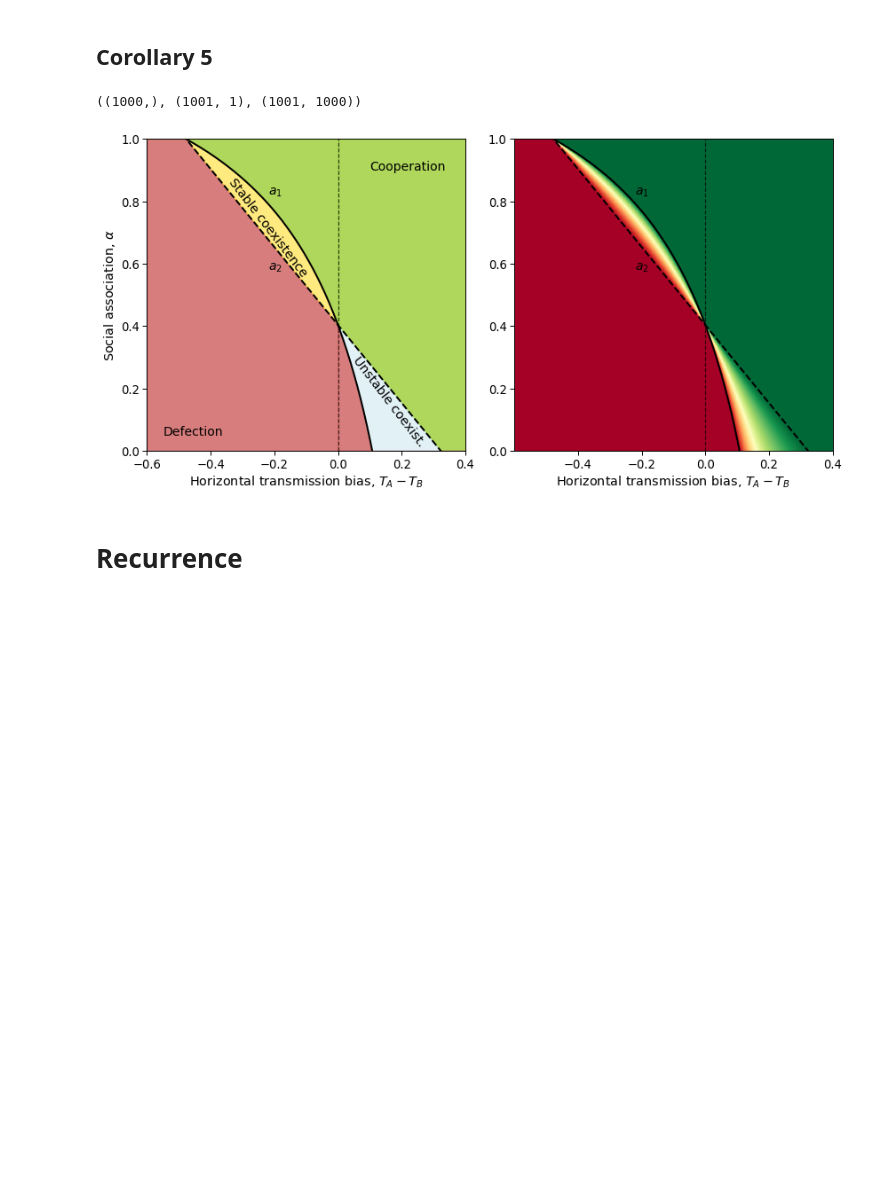
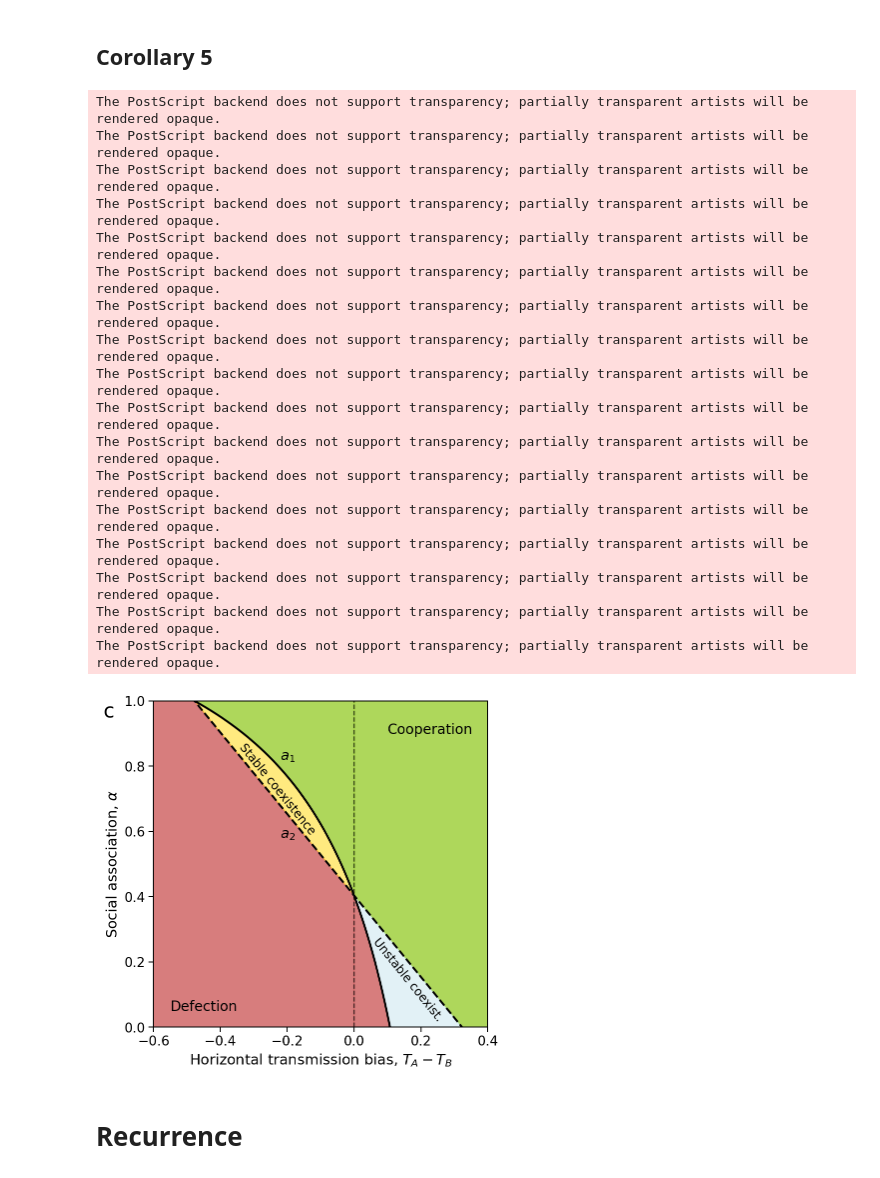
Before and after one commit to yoavram-lab/CulturalCooperation, a Jupyter notebook: ms/figures.ipynb, the cells around one changed output. Saved outputs shown, nothing was run; the diff lists cells and outputs as text; code cells hidden in the pictures; blank space fills up the shorter version.

```diff
--- a/ms/figures.ipynb
+++ b/ms/figures.ipynb
@@ -90,65 +109,64 @@ c = 0.35
 
 α = np.linspace(1e-10, 1-1e-10, 1001).reshape((-1, 1))
 pstar = (c * (1 - TB) - b * α * TA - (TA - TB)) / (b * (1 - α) * (TA - TB))
-####
-# my fix: p* <- 1-p*
-pstar[:, ΔT>0] *= -1
-pstar[:, ΔT>0] += 1
-#####
-pstar = np.minimum(pstar, 1)
-pstar = np.maximum(pstar, 0)
-ΔT.shape, α.shape, pstar.shape
+
+pstar = np.ma.masked_greater(pstar, 1)
+pstar = np.ma.masked_less(pstar, 0)
-# %% [output]
-((1000,), (1001, 1), (1001, 1000))
 # %%
 a1 = (c * (1 - TB) - (1 + b) * (TA - TB)) / (b * TB)
 a2 = (c * (1 - TB) - (TA - TB))/(b * TA)
 # %%
-fig, axes = plt.subplots(1, 2, figsize=(12, 6))
+fig, ax = plt.subplots(figsize=(6, 6))
 
-ax = axes[0]
 ax.plot(ΔT[a1<0] , a1[a1<0], '-k', lw=2)
 ax.plot(ΔT[a1>0] , a1[a1>0], '-k', lw=2)
 ax.plot(ΔT,  a2, '--k', lw=2)
 ax.axvline(0, color='k', ls='--', alpha=0.7)
 
 pos = ΔT>0
 ax.fill_between(ΔT[pos],  1,       a2[pos],  color='yellowgreen', alpha=0.8)
 ax.fill_between(ΔT[~pos], 1,       a1[~pos], color='yellowgreen', alpha=0.8)
 ax.fill_between(ΔT[pos],  a1[pos],           color='indianred', alpha=0.8)
 ax.fill_between(ΔT[~pos], a2[~pos],          color='indianred', alpha=0.8)
 ax.fill_between(ΔT[~pos], a2[~pos],a1[~pos], color='gold', alpha=0.5)
 ax.fill_between(ΔT[pos],  a1[pos], a2[pos],  color='lightblue', alpha=0.35)
 
 ax.text(-0.55, 0.05, 'Defection', fontdict=fontdict, rotation=0)
 ax.text(0.1, 0.9, r'Cooperation', fontdict=fontdict, rotation=0)
-ax.text(-0.35, 0.56, 'Stable coexistence', rotation=-52.5)
-ax.text(0.04, 0.015, r'Unstable coexist.', rotation=-52.5)
+ax.text(-0.35, 0.59, 'Stable coexistence', fontdict=dict(fontsize=12), rotation=-51)
+ax.text(0.05, 0.018, r'Unstable coexist.', fontdict=dict(fontsize=12), rotation=-51)
 
 ax.set(xlim=(ΔT.min(), ΔT.max()), ylim=(0, 1),
        xticks=np.linspace(ΔT.min(), ΔT.max(), 6),
        xlabel='Horizontal transmission bias, $T_A - T_B$',
        ylabel=r'Social association, $\alpha$',
 )
 
-ax = axes[1]
-im = ax.pcolormesh(ΔT, α, pstar, cmap='RdYlGn', alpha=0.5, rasterized=True)
-# plt.colorbar(im, label='Frequency of $A$ at equilibrium, $p^*$', ax=ax)
-ax.plot(ΔT, a1, '-k', lw=2)
-ax.plot(ΔT, a2, '--k', lw=2)
-ax.axvline(0, color='k', ls='--', alpha=0.7)
-ax.set(xlim=(ΔT.min(), ΔT.max()), ylim=(0, 1),
-       xlabel='Horizontal transmission bias, $T_A - T_B$',
-)
+ax.text(-0.22, 0.82, r'$a_1$', fontdict=fontdict)
+ax.text(-0.22, 0.58, r'$a_2$', fontdict=fontdict)
+ax.text(-0.75, 0.95, 'c', fontdict=dict(fontsize=20))
 
-for ax in axes:
-    ax.text(-0.22, 0.82, r'$a_1$', fontdict=fontdict)
-    ax.text(-0.22, 0.58, r'$a_2$', fontdict=fontdict)
-
-fig.tight_layout()
-#fig.savefig('Figures/Result2__alpha_on_y_axis.pdf')
+fig.savefig('Figures/Result2_alpha.pdf')
+fig.savefig('Figures/Result2_alpha.eps')
 # %% [output]
+The PostScript backend does not support transparency; partially transparent artists will be rendered opaque.
+The PostScript backend does not support transparency; partially transparent artists will be rendered opaque.
+The PostScript backend does not support transparency; partially transparent artists will be rendered opaque.
+The PostScript backend does not support transparency; partially transparent artists will be rendered opaque.
+The PostScript backend does not support transparency; partially transparent artists will be rendered opaque.
+The PostScript backend does not support transparency; partially transparent artists will be rendered opaque.
+The PostScript backend does not support transparency; partially transparent artists will be rendered opaque.
+The PostScript backend does not support transparency; partially transparent artists will be rendered opaque.
+The PostScript backend does not support transparency; partially transparent artists will be rendered opaque.
+The PostScript backend does not support transparency; partially transparent artists will be rendered opaque.
+The PostScript backend does not support transparency; partially transparent artists will be rendered opaque.
+The PostScript backend does not support transparency; partially transparent artists will be rendered opaque.
+The PostScript backend does not support transparency; partially transparent artists will be rendered opaque.
+The PostScript backend does not support transparency; partially transparent artists will be rendered opaque.
+The PostScript backend does not support transparency; partially transparent artists will be rendered opaque.
+The PostScript backend does not support transparency; partially transparent artists will be rendered opaque.
+The PostScript backend does not support transparency; partially transparent artists will be rendered opaque.
-[figure, old version]
+[figure, new version]
 # %% [markdown]
 # Recurrence
 # %%
```
Also changed, not shown: parts of 13 cells of this notebook, 14 other files.
